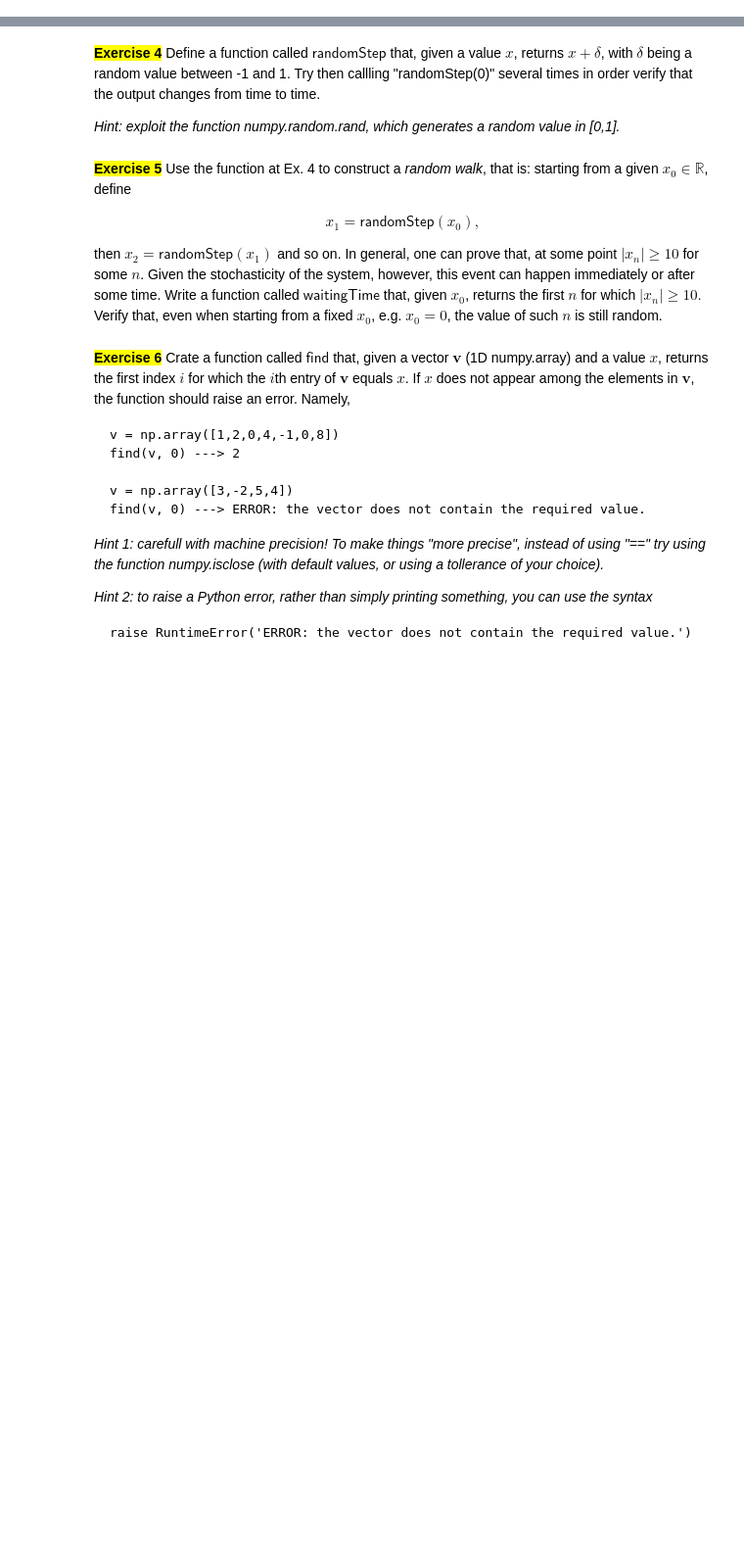
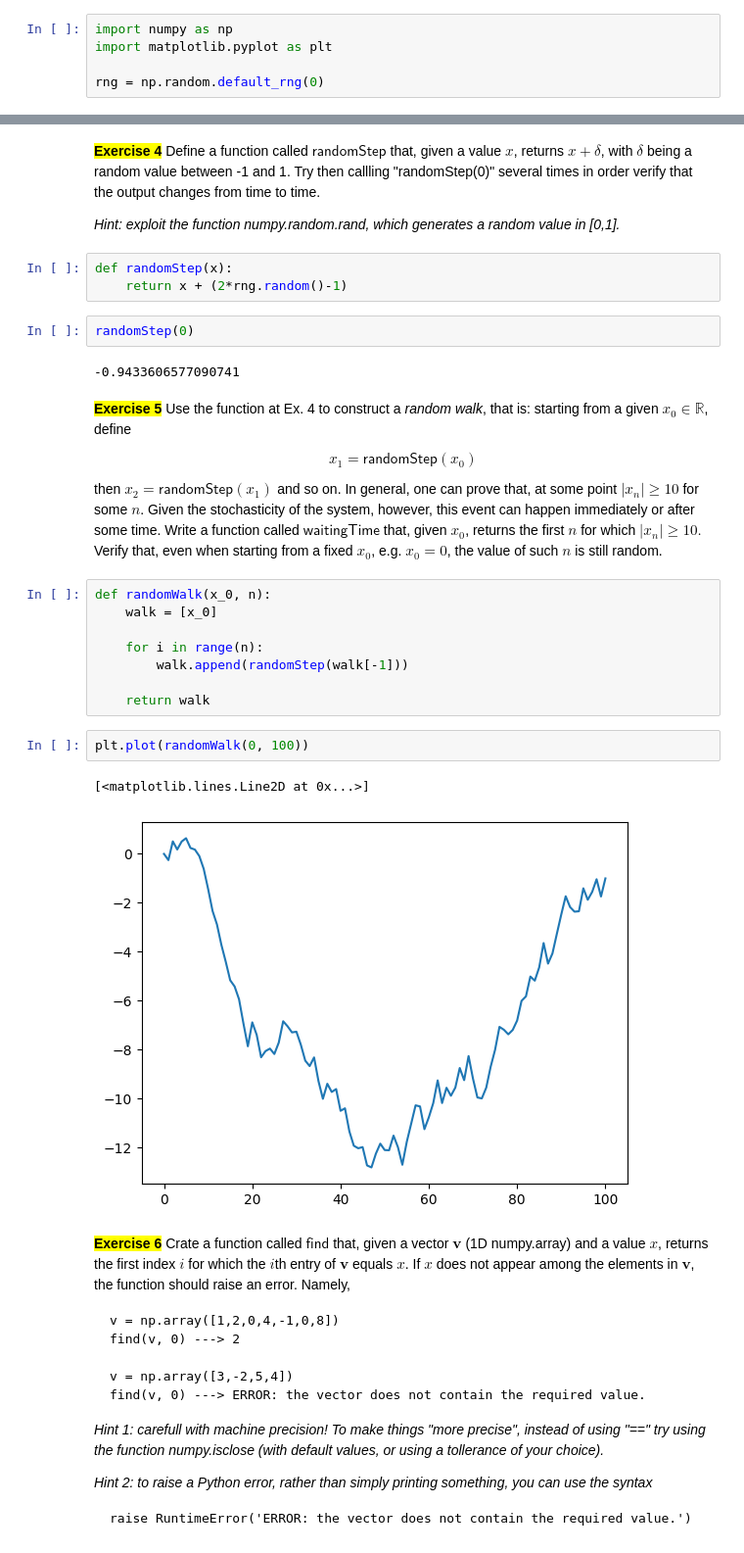
Before and after one commit to lordPachy/hpcengineering, a Jupyter notebook: Computational Statistics/01 - Python exercises.ipynb, the cells around one changed output, grey strips where cells are left out. Shown: that part at 98% size. Drawn from its saved outputs; the diff is of its cells as text; blank space fills up the shorter version.

```diff
--- a/Computational Statistics/01 - Python exercises.ipynb
+++ b/Computational Statistics/01 - Python exercises.ipynb
@@ -1,5 +1,10 @@
 # %% [markdown]
 # **Practicing with Python**
+# %%
+import numpy as np
+import matplotlib.pyplot as plt
+
+rng = np.random.default_rng(0)
 # %% [markdown]
 <mark>**Exercise 1**</mark></br>
 Draw the graph of the function $y=\sin(x^2)$ for $x\in[0,2\pi]$.
@@ -19,18 +24,36 @@ $$J = \left[\begin{array}{cc}\sin(y)e^x & \cos(y)e^x \\ 2x-1 & 0\end{array}\righ
 Define a function called $\textsf{randomStep}$ that, given a value $x$, returns $x+\delta$, with $\delta$ being a random value between -1 and 1. Try then callling "randomStep(0)" several times in order verify that the output changes from time to time.
 
 *Hint: exploit the function numpy.random.rand, which generates a random value in [0,1].*
+# %%
+def randomStep(x):
+    return x + (2*rng.random()-1)
+# %%
+randomStep(0)
+# %% [output]
+-0.9433606577090741
 # %% [markdown]
 <mark>**Exercise 5**</mark></br>
 Use the function at Ex. 4 to construct a *random walk*, that is: starting from a given $x_{0}\in\mathbb{R}$, define
 
-<p align="center">
-$x_{1}=\textsf{randomStep}(x_{0}),$
-</p>
+$$x_{1}=\textsf{randomStep}(x_{0})$$
 
 then $x_{2}=\textsf{randomStep}(x_{1})$ and so on. In general, one can prove that, at some point $|x_{n}|\ge10$ for some $n$. Given the stochasticity of the system, however, this event can happen immediately or after some time.
  </br>
  </br>
  Write a function called $\textsf{waitingTime}$ that, given $x_{0}$, returns the first $n$ for which $|x_{n}|\ge10.$ Verify that, even when starting from a fixed $x_{0}$, e.g. $x_0=0$, the value of such $n$ is still random.
+# %%
+def randomWalk(x_0, n):
+    walk = [x_0]
+
+    for i in range(n):
+        walk.append(randomStep(walk[-1]))
+
+    return walk
+# %%
+plt.plot(randomWalk(0, 100))
+# %% [output]
+[<matplotlib.lines.Line2D at 0x...>]
+[figure, added]
 # %% [markdown]
 <mark>**Exercise 6**</mark></br>
 Crate a function called $\textsf{find}$ that, given a vector $\mathbf{v}$ (1D numpy.array) and a value $x$, returns the first index $i$ for which the $i$th entry of $\mathbf{v}$ equals $x$. If $x$ does not appear among the elements in $\mathbf{v}$, the function should raise an error. Namely,
```
Also changed, not shown: 1 other file.
